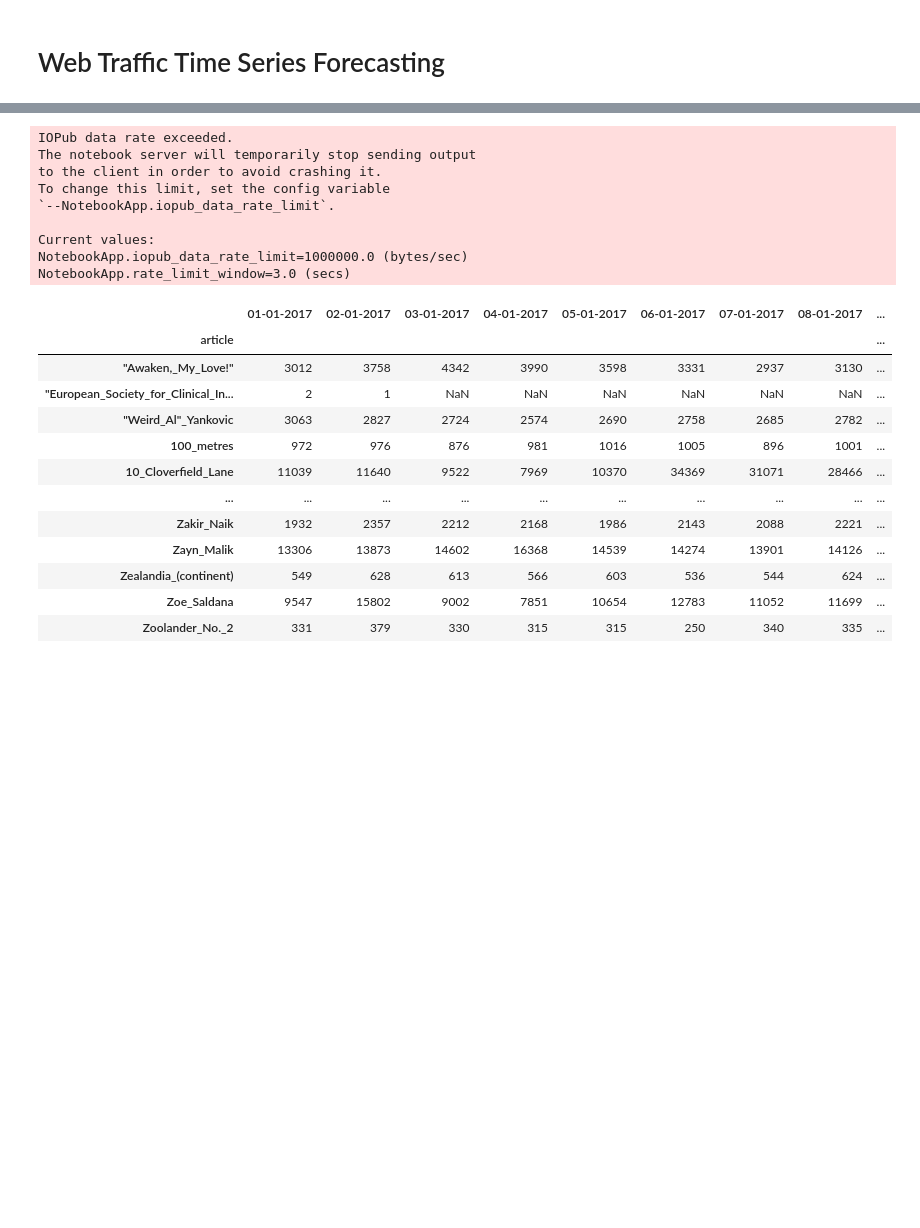
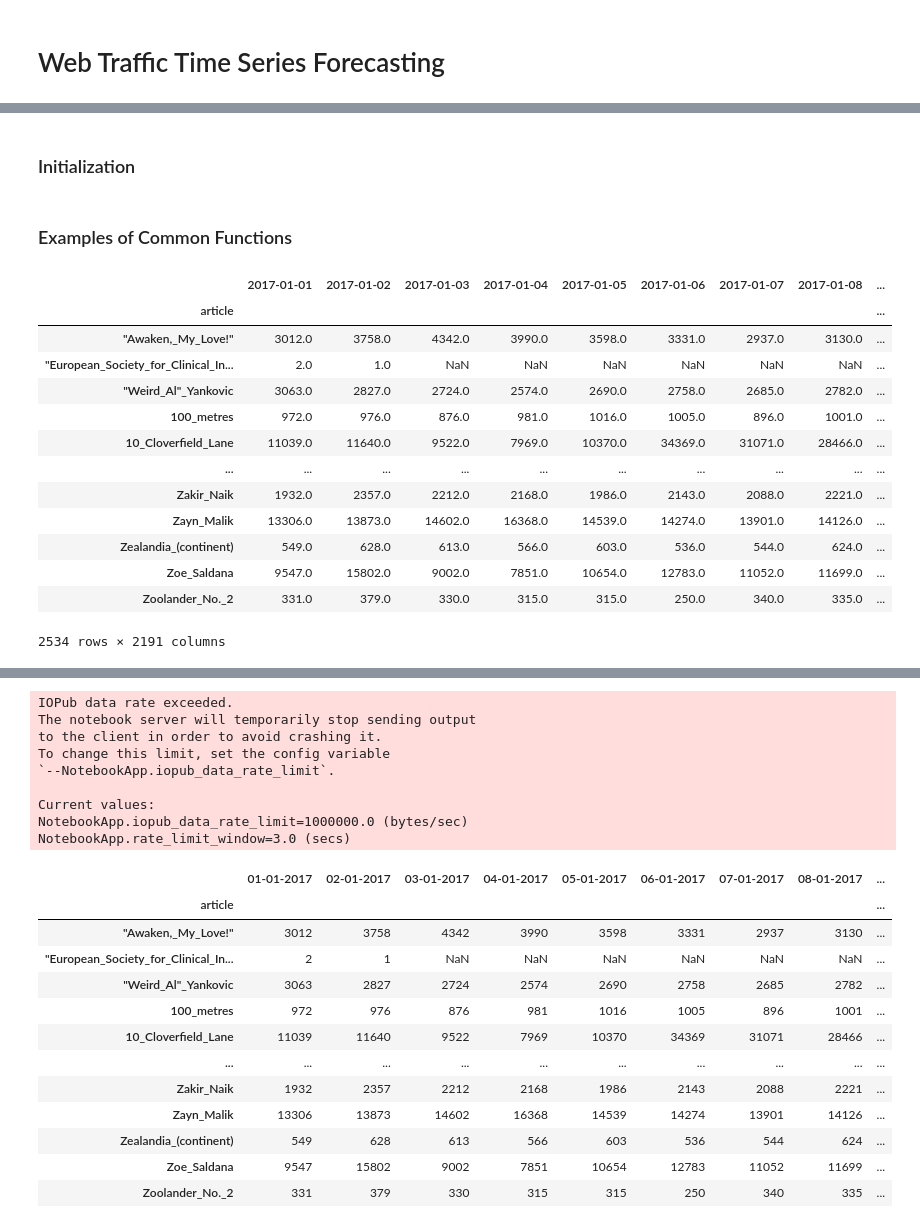
Before and after one commit to AmalCPauly/Web-Traffic-Time-Series-Forecasting, a Jupyter notebook: web-traffic-forecasting.ipynb, the cells around one changed output, grey strips where cells are left out. Cells and saved outputs as stored; diff of their text form; code cells hidden in the pictures; blank space fills up the shorter version.

```diff
--- a/web-traffic-forecasting.ipynb
+++ b/web-traffic-forecasting.ipynb
@@ -28,0 +16,3 @@ def get_article_list():
+# %% [markdown]
+<a id='initialization'></a>
+### Initialization
@@ -28,0 +46,24 @@ def get_article_list():
+# %% [markdown]
+<a id='examples'></a>
+### Examples of Common Functions
+# %%
+# get_df() returns the original data as a dataframe, with article names as the index, and dates as the columns.
+# Eg:
+
+df = get_df()
+df
+# %% [output]
+|  | 2017-01-01 | 2017-01-02 | 2017-01-03 | 2017-01-04 | 2017-01-05 | 2017-01-06 | 2017-01-07 | 2017-01-08 | ... |
+| article |  |  |  |  |  |  |  |  | ... |
+| "Awaken,_My_Love!" | 3012.0 | 3758.0 | 4342.0 | 3990.0 | 3598.0 | 3331.0 | 2937.0 | 3130.0 | ... |
+| "European_Society_for_Clinical_In... | 2.0 | 1.0 | NaN | NaN | NaN | NaN | NaN | NaN | ... |
+| "Weird_Al"_Yankovic | 3063.0 | 2827.0 | 2724.0 | 2574.0 | 2690.0 | 2758.0 | 2685.0 | 2782.0 | ... |
+| 100_metres | 972.0 | 976.0 | 876.0 | 981.0 | 1016.0 | 1005.0 | 896.0 | 1001.0 | ... |
+| 10_Cloverfield_Lane | 11039.0 | 11640.0 | 9522.0 | 7969.0 | 10370.0 | 34369.0 | 31071.0 | 28466.0 | ... |
+| ... | ... | ... | ... | ... | ... | ... | ... | ... | ... |
+| Zakir_Naik | 1932.0 | 2357.0 | 2212.0 | 2168.0 | 1986.0 | 2143.0 | 2088.0 | 2221.0 | ... |
+| Zayn_Malik | 13306.0 | 13873.0 | 14602.0 | 16368.0 | 14539.0 | 14274.0 | 13901.0 | 14126.0 | ... |
+| Zealandia_(continent) | 549.0 | 628.0 | 613.0 | 566.0 | 603.0 | 536.0 | 544.0 | 624.0 | ... |
+| Zoe_Saldana | 9547.0 | 15802.0 | 9002.0 | 7851.0 | 10654.0 | 12783.0 | 11052.0 | 11699.0 | ... |
+| Zoolander_No._2 | 331.0 | 379.0 | 330.0 | 315.0 | 315.0 | 250.0 | 340.0 | 335.0 | ... |
+2534 rows × 2191 columns
```
Also changed, not shown: parts of 27 cells of this notebook.
